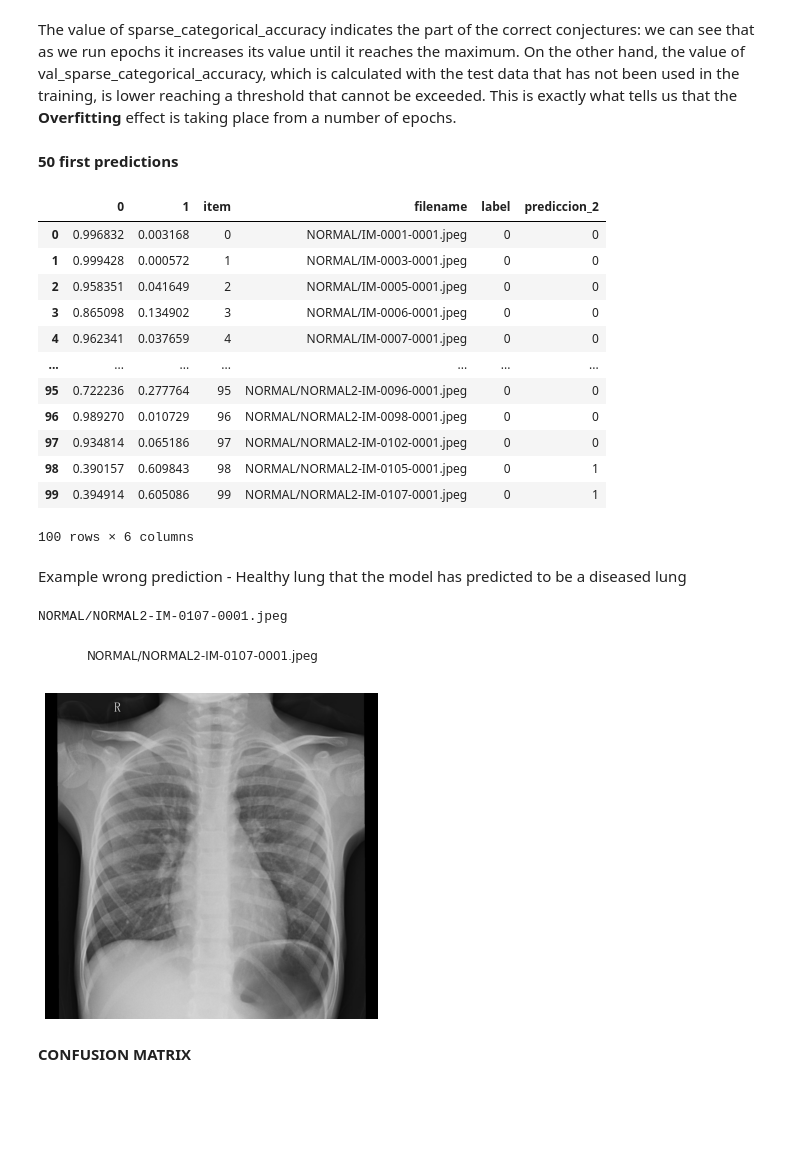
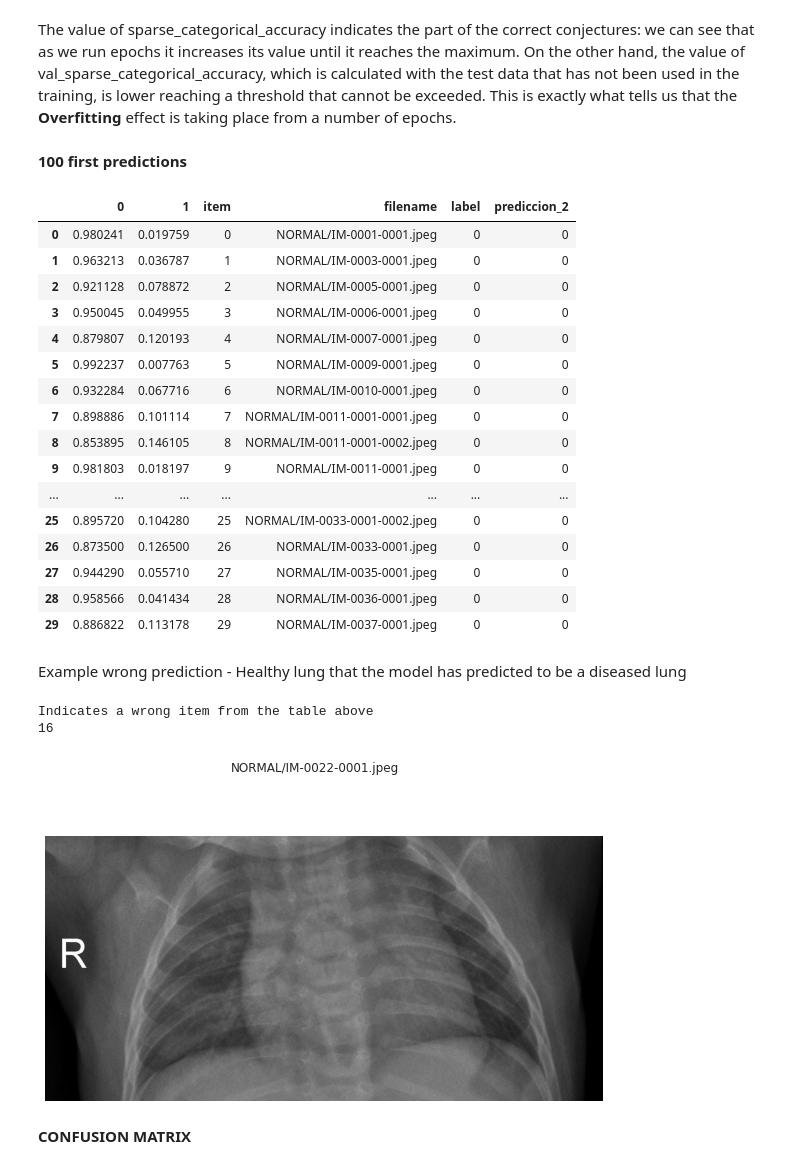
Before and after one commit to Albertogalred/Data-Science, a Jupyter notebook: NeumoX.ipynb, the cells around one changed output. Cells and saved outputs as stored; diff of their text form; code cells hidden in the pictures; blank space fills up the shorter version.

```diff
--- a/NeumoX.ipynb
+++ b/NeumoX.ipynb
@@ -368,38 +397,44 @@ plot_metric(history,'sparse_categorical_accuracy')
 # %% [markdown]
 The value of sparse_categorical_accuracy indicates the part of the correct conjectures: we can see that as we run epochs it increases its value until it reaches the maximum. On the other hand, the value of val_sparse_categorical_accuracy, which is calculated with the test data that has not been used in the training, is lower reaching a threshold that cannot be exceeded. This is exactly what tells us that the **Overfitting** effect is taking place from a number of epochs.
 # %% [markdown]
-**50 first predictions**
+**100 first predictions**
 # %%
-prediccion_2[:100]
+prediccion_2[:30]
 # %% [output]
 |  | 0 | 1 | item | filename | label | prediccion_2 |
-| 0 | 0.996832 | 0.003168 | 0 | NORMAL/IM-0001-0001.jpeg | 0 | 0 |
-| 1 | 0.999428 | 0.000572 | 1 | NORMAL/IM-0003-0001.jpeg | 0 | 0 |
-| 2 | 0.958351 | 0.041649 | 2 | NORMAL/IM-0005-0001.jpeg | 0 | 0 |
-| 3 | 0.865098 | 0.134902 | 3 | NORMAL/IM-0006-0001.jpeg | 0 | 0 |
-| 4 | 0.962341 | 0.037659 | 4 | NORMAL/IM-0007-0001.jpeg | 0 | 0 |
+| 0 | 0.980241 | 0.019759 | 0 | NORMAL/IM-0001-0001.jpeg | 0 | 0 |
+| 1 | 0.963213 | 0.036787 | 1 | NORMAL/IM-0003-0001.jpeg | 0 | 0 |
+| 2 | 0.921128 | 0.078872 | 2 | NORMAL/IM-0005-0001.jpeg | 0 | 0 |
+| 3 | 0.950045 | 0.049955 | 3 | NORMAL/IM-0006-0001.jpeg | 0 | 0 |
+| 4 | 0.879807 | 0.120193 | 4 | NORMAL/IM-0007-0001.jpeg | 0 | 0 |
+| 5 | 0.992237 | 0.007763 | 5 | NORMAL/IM-0009-0001.jpeg | 0 | 0 |
+| 6 | 0.932284 | 0.067716 | 6 | NORMAL/IM-0010-0001.jpeg | 0 | 0 |
+| 7 | 0.898886 | 0.101114 | 7 | NORMAL/IM-0011-0001-0001.jpeg | 0 | 0 |
+| 8 | 0.853895 | 0.146105 | 8 | NORMAL/IM-0011-0001-0002.jpeg | 0 | 0 |
+| 9 | 0.981803 | 0.018197 | 9 | NORMAL/IM-0011-0001.jpeg | 0 | 0 |
 | ... | ... | ... | ... | ... | ... | ... |
-| 95 | 0.722236 | 0.277764 | 95 | NORMAL/NORMAL2-IM-0096-0001.jpeg | 0 | 0 |
-| 96 | 0.989270 | 0.010729 | 96 | NORMAL/NORMAL2-IM-0098-0001.jpeg | 0 | 0 |
-| 97 | 0.934814 | 0.065186 | 97 | NORMAL/NORMAL2-IM-0102-0001.jpeg | 0 | 0 |
-| 98 | 0.390157 | 0.609843 | 98 | NORMAL/NORMAL2-IM-0105-0001.jpeg | 0 | 1 |
-| 99 | 0.394914 | 0.605086 | 99 | NORMAL/NORMAL2-IM-0107-0001.jpeg | 0 | 1 |
+| 25 | 0.895720 | 0.104280 | 25 | NORMAL/IM-0033-0001-0002.jpeg | 0 | 0 |
+| 26 | 0.873500 | 0.126500 | 26 | NORMAL/IM-0033-0001.jpeg | 0 | 0 |
+| 27 | 0.944290 | 0.055710 | 27 | NORMAL/IM-0035-0001.jpeg | 0 | 0 |
+| 28 | 0.958566 | 0.041434 | 28 | NORMAL/IM-0036-0001.jpeg | 0 | 0 |
+| 29 | 0.886822 | 0.113178 | 29 | NORMAL/IM-0037-0001.jpeg | 0 | 0 |
-100 rows × 6 columns
 # %% [markdown]
 Example wrong prediction - Healthy lung that the model has predicted to be a diseased lung
 # %%
-Erronea=99
+print("Indicates a wrong item from the table above")
+Erronea = input()
+Erronea = int(Erronea)
 prediccion_2["filename"][Erronea]
-print(prediccion_2["filename"][Erronea])
 f,ax = plt.subplots(1,1,figsize=(10,6))
 im = cv2.imread('../content/NeumoX/test/'+prediccion_2["filename"][Erronea])
 ax.imshow(im)
 ax.axis('off')
 f.suptitle(prediccion_2["filename"][Erronea])
 plt.show()
 # %% [output]
-NORMAL/NORMAL2-IM-0107-0001.jpeg
+Indicates a wrong item from the table above
+16
-[figure, old version]
+[figure, new version]
 # %% [markdown]
 **CONFUSION MATRIX**
 # %% [markdown]
```
Also changed, not shown: parts of 30 cells of this notebook.
